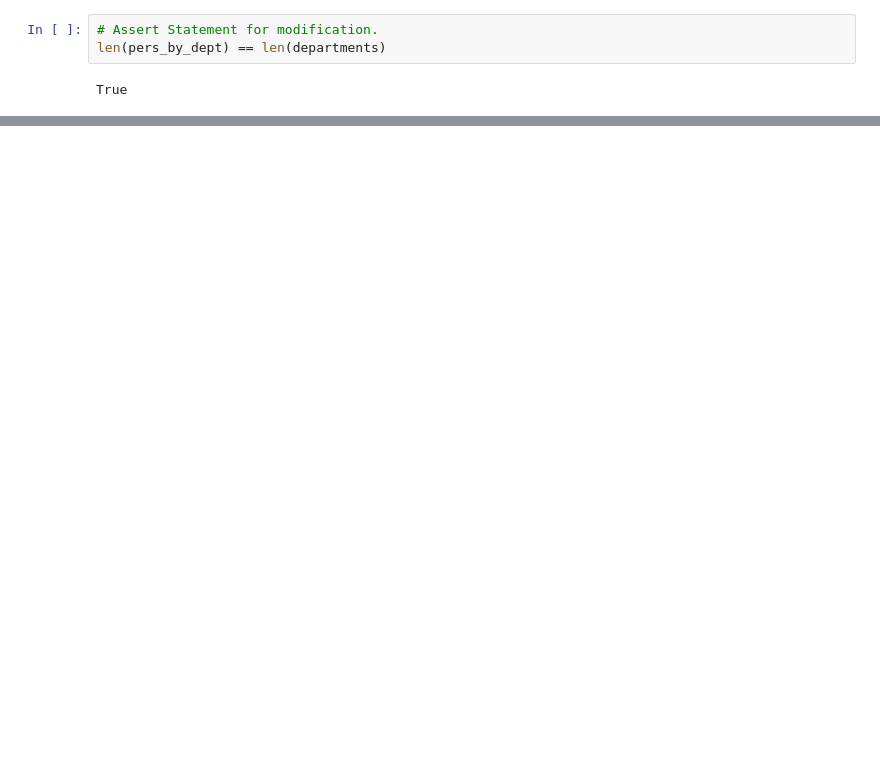
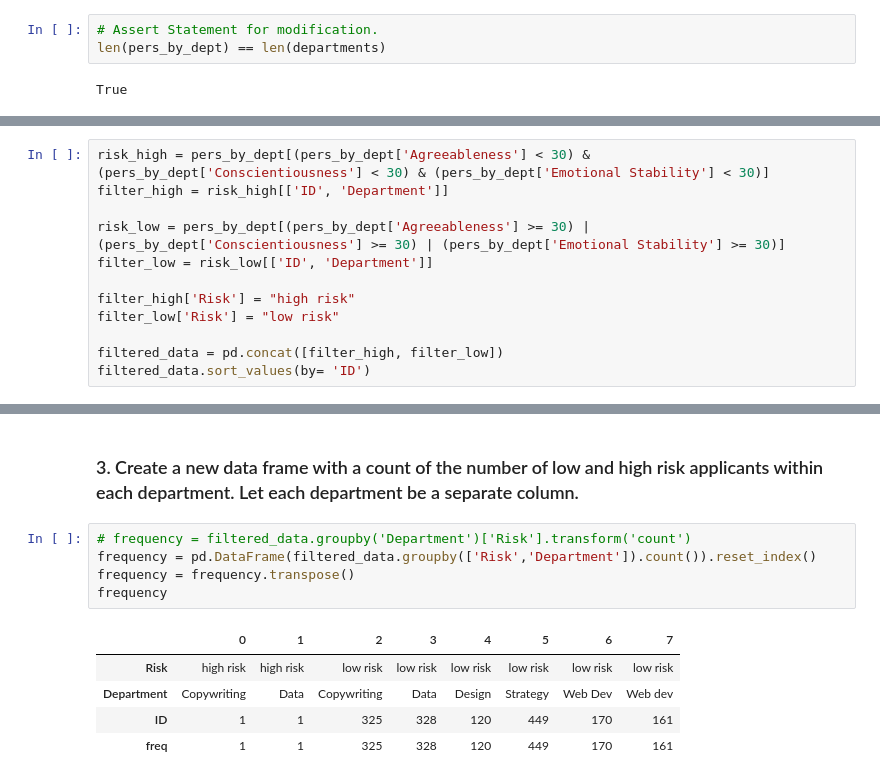
Before and after one commit to boitshepo97/data-wrangling, a Jupyter notebook: data-wrangling.ipynb, the cells around one changed output, grey strips where cells are left out. Drawn from its saved outputs; the diff is of its cells as text; blank space fills up the shorter version.

```diff
--- a/data-wrangling.ipynb
+++ b/data-wrangling.ipynb
@@ -101,0 +154,12 @@ True
+# %%
+risk_high = pers_by_dept[(pers_by_dept['Agreeableness'] < 30) & (pers_by_dept['Conscientiousness'] < 30) & (pers_by_dept['Emotional Stability'] < 30)]
+filter_high = risk_high[['ID', 'Department']]
+
+risk_low = pers_by_dept[(pers_by_dept['Agreeableness'] >= 30) | (pers_by_dept['Conscientiousness'] >= 30) | (pers_by_dept['Emotional Stability'] >= 30)]
+filter_low = risk_low[['ID', 'Department']]
+
+filter_high['Risk'] = "high risk"
+filter_low['Risk'] = "low risk"
+
+filtered_data = pd.concat([filter_high, filter_low])
+filtered_data.sort_values(by= 'ID')
@@ -101,0 +189,13 @@ True
+# %% [markdown]
+### 3. Create a new data frame with a count of the number of low and high risk applicants within each department. Let each department be a separate column.
+# %%
+# frequency = filtered_data.groupby('Department')['Risk'].transform('count')
+frequency = pd.DataFrame(filtered_data.groupby(['Risk','Department']).count()).reset_index()
+frequency = frequency.transpose()
+frequency
+# %% [output]
+|  | 0 | 1 | 2 | 3 | 4 | 5 | 6 | 7 |
+| Risk | high risk | high risk | low risk | low risk | low risk | low risk | low risk | low risk |
+| Department | Copywriting | Data | Copywriting | Data | Design | Strategy | Web Dev | Web dev |
+| ID | 1 | 1 | 325 | 328 | 120 | 449 | 170 | 161 |
+| freq | 1 | 1 | 325 | 328 | 120 | 449 | 170 | 161 |
```
Also changed, not shown: parts of 14 cells of this notebook.
